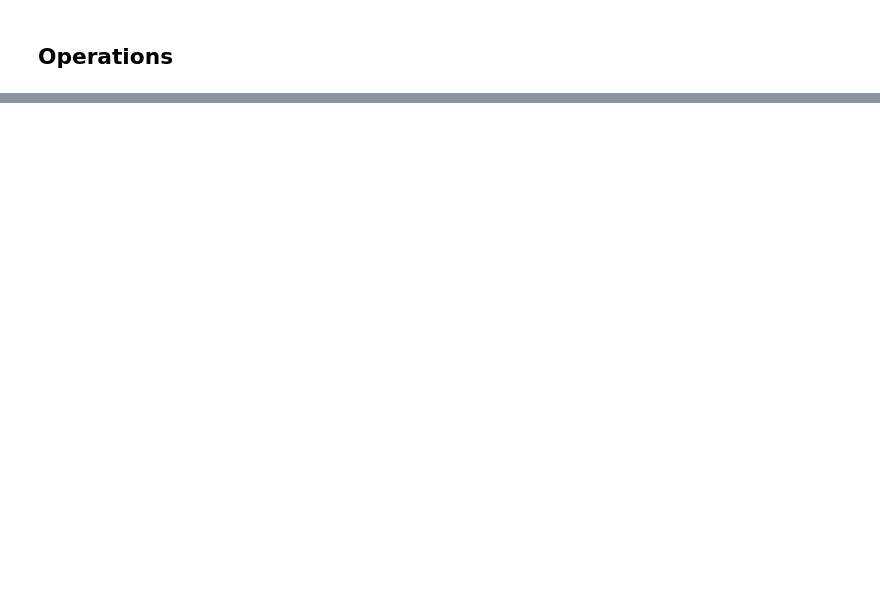
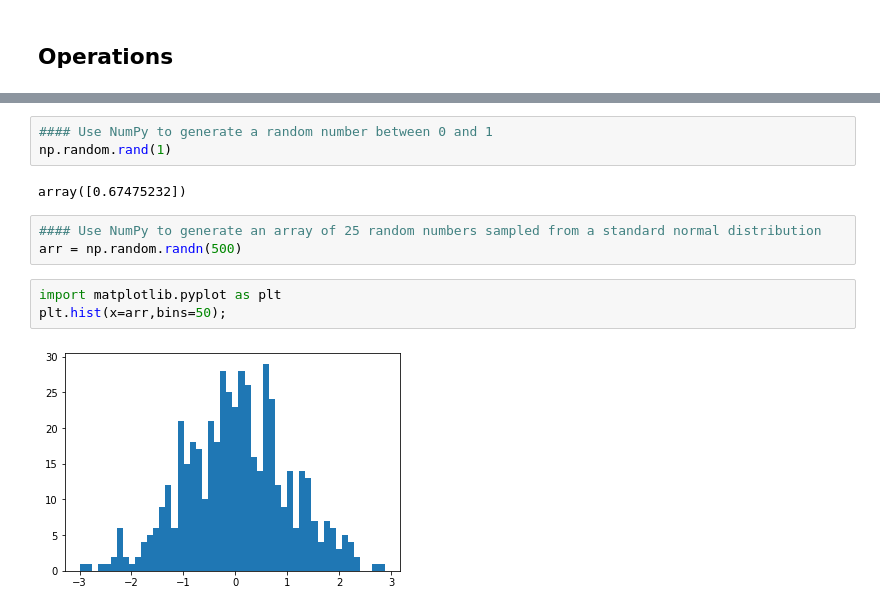
Before and after one commit to burkero2/lessons, a Jupyter notebook: Notebooks/Data Analysis Toolkit/03 - Data Analytics Packages/01 - Data Manipulation/Numpy/Numpy - Central notebook with all content.ipynb, the cells around one changed output, grey strips where cells are left out. Saved outputs shown, nothing was run; the diff lists cells and outputs as text; blank space fills up the shorter version.

```diff
--- a/Notebooks/Data Analysis Toolkit/03 - Data Analytics Packages/01 - Data Manipulation/Numpy/Numpy - Central notebook with all content.ipynb
+++ b/Notebooks/Data Analysis Toolkit/03 - Data Analytics Packages/01 - Data Manipulation/Numpy/Numpy - Central notebook with all content.ipynb
@@ -206,0 +417,13 @@ array([[17,  5, 16, 12, 23],
+# %%
+#### Use NumPy to generate a random number between 0 and 1
+np.random.rand(1)
+# %% [output]
+array([0.67475232])
+# %%
+#### Use NumPy to generate an array of 25 random numbers sampled from a standard normal distribution
+arr = np.random.randn(500)
+# %%
+import matplotlib.pyplot as plt
+plt.hist(x=arr,bins=50);
+# %% [output]
+[figure, added]
```
Also changed, not shown: parts of 72 cells of this notebook.
